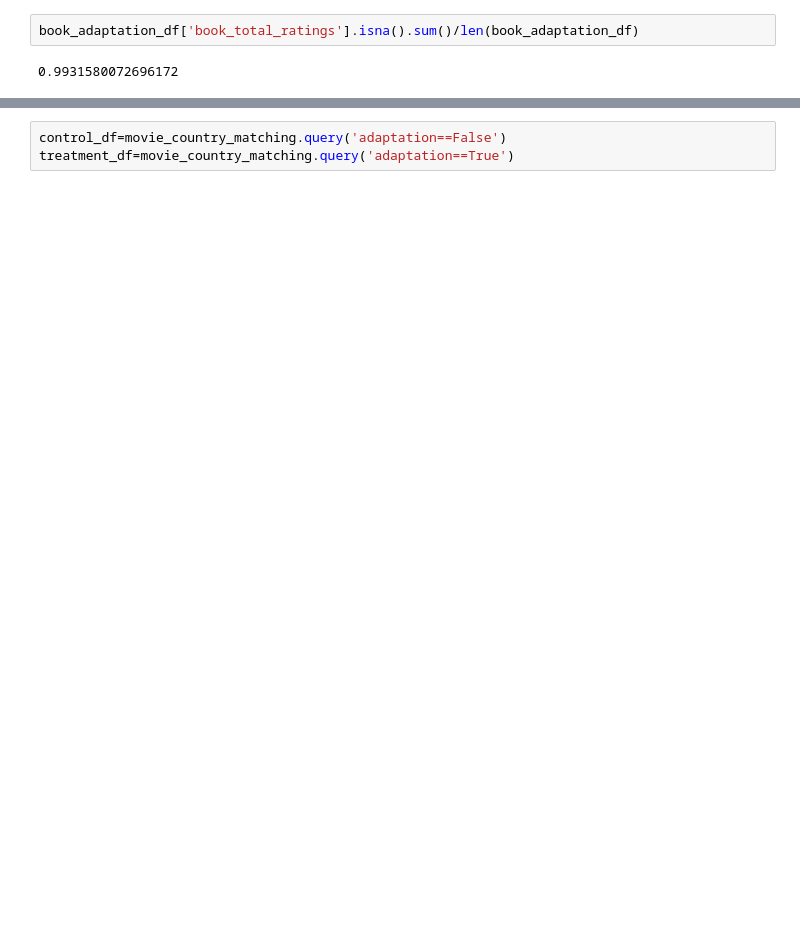
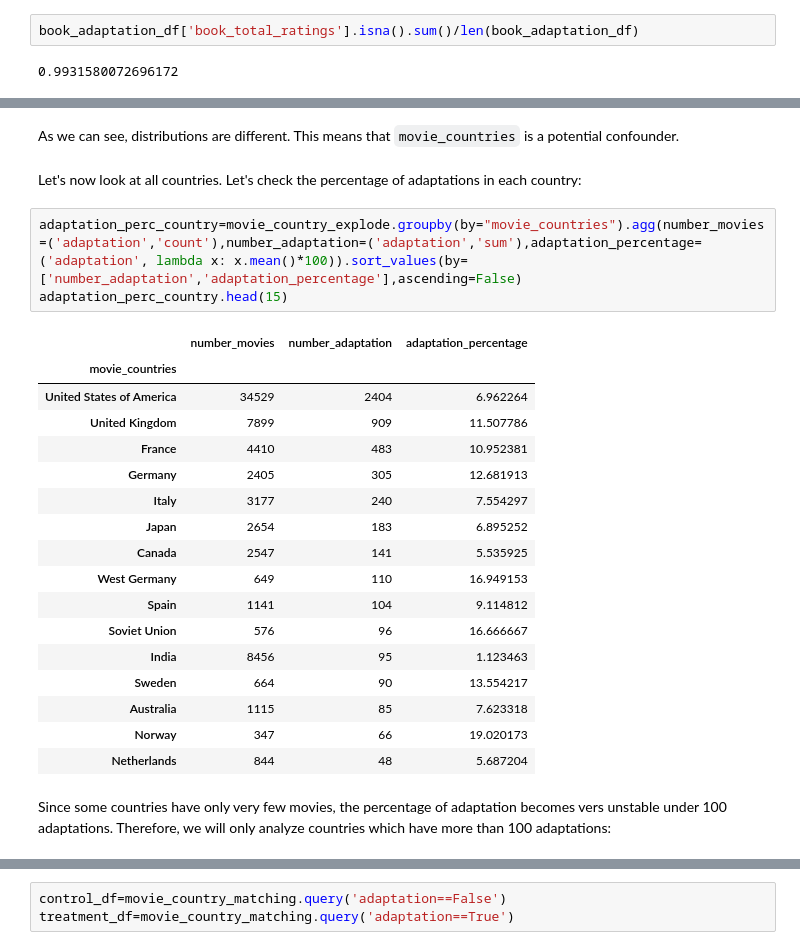
Before and after one commit to epfl-ada/ada-2023-project-team0110, a Jupyter notebook: milestone2.ipynb, the cells around one changed output, grey strips where cells are left out. Cells and saved outputs as stored; diff of their text form; blank space fills up the shorter version.

```diff
--- a/milestone2.ipynb
+++ b/milestone2.ipynb
@@ -658,0 +576,27 @@ movie_country_matching=movie_country_explode[sum([movie_country_explode['movie_c
+# %% [markdown]
+As we can see, distributions are different. This means that `movie_countries` is a potential confounder.
+# %% [markdown]
+Let's now look at all countries. Let's check the percentage of adaptations in each country:
+# %%
+adaptation_perc_country=movie_country_explode.groupby(by="movie_countries").agg(number_movies=('adaptation','count'),number_adaptation=('adaptation','sum'),adaptation_percentage= ('adaptation', lambda x: x.mean()*100)).sort_values(by=['number_adaptation','adaptation_percentage'],ascending=False)
+adaptation_perc_country.head(15)
+# %% [output]
+|  | number_movies | number_adaptation | adaptation_percentage |
+| movie_countries |  |  |  |
+| United States of America | 34529 | 2404 | 6.962264 |
+| United Kingdom | 7899 | 909 | 11.507786 |
+| France | 4410 | 483 | 10.952381 |
+| Germany | 2405 | 305 | 12.681913 |
+| Italy | 3177 | 240 | 7.554297 |
+| Japan | 2654 | 183 | 6.895252 |
+| Canada | 2547 | 141 | 5.535925 |
+| West Germany | 649 | 110 | 16.949153 |
+| Spain | 1141 | 104 | 9.114812 |
+| Soviet Union | 576 | 96 | 16.666667 |
+| India | 8456 | 95 | 1.123463 |
+| Sweden | 664 | 90 | 13.554217 |
+| Australia | 1115 | 85 | 7.623318 |
+| Norway | 347 | 66 | 19.020173 |
+| Netherlands | 844 | 48 | 5.687204 |
+# %% [markdown]
+Since some countries have only very few movies, the percentage of adaptation becomes vers unstable under 100 adaptations. Therefore, we will only analyze countries which have more than 100 adaptations:
```
Also changed, not shown: parts of 45 cells of this notebook.
